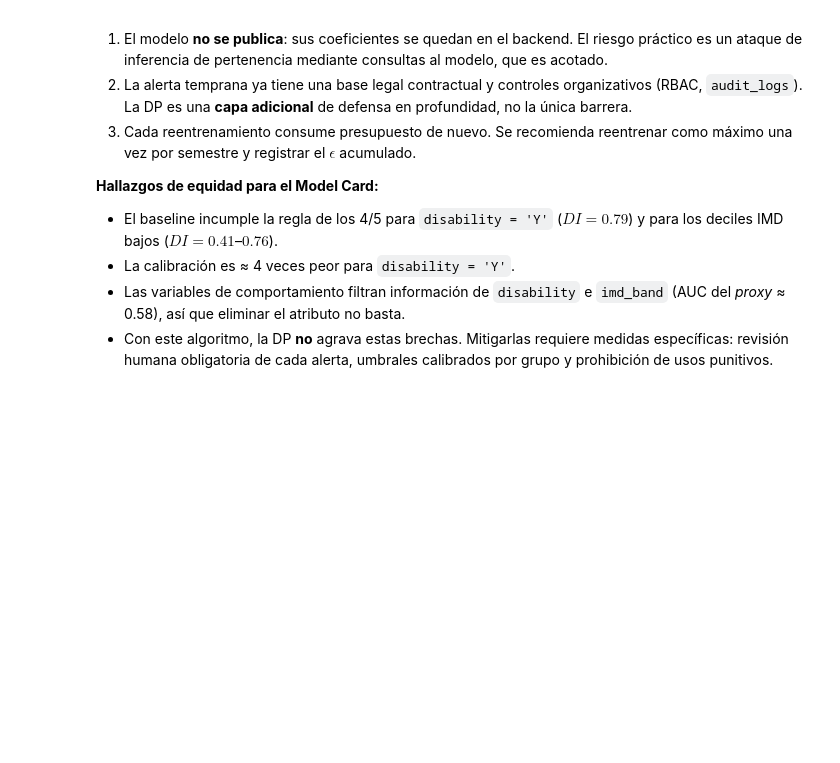
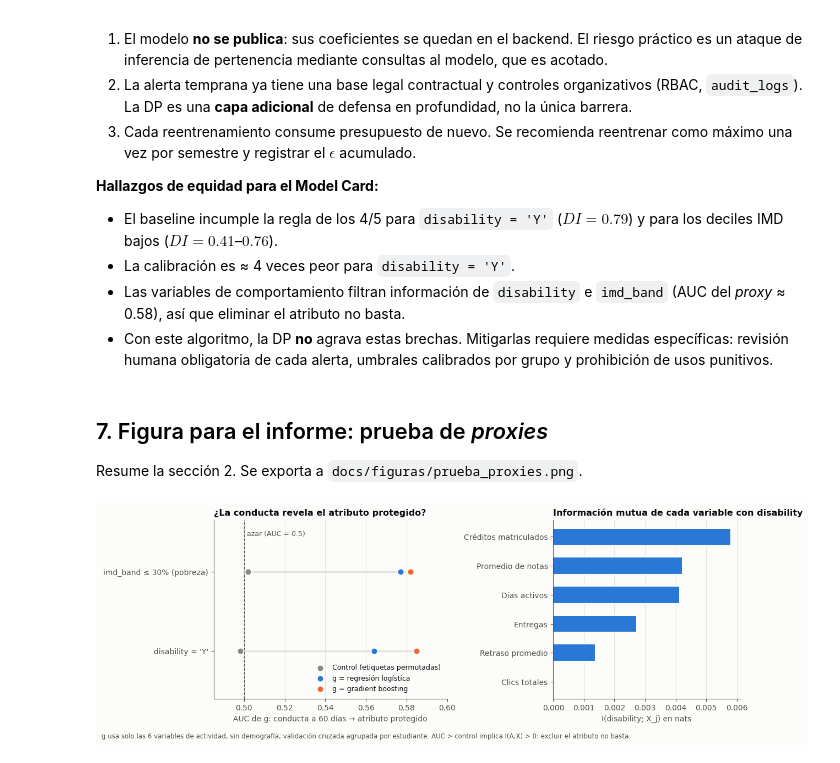
Before and after one commit to Luciana-y/Proyecto-Etica-Final, a Jupyter notebook: notebooks/02_experimentos_dp_y_equidad.ipynb, the cells around one changed output. Cells and saved outputs as stored; diff of their text form; code cells hidden in the pictures; blank space fills up the shorter version.

```diff
--- a/notebooks/02_experimentos_dp_y_equidad.ipynb
+++ b/notebooks/02_experimentos_dp_y_equidad.ipynb
@@ -578,5 +578,54 @@ Presupuesto total por ciclo (composición secuencial): ε = 5.1
 - La calibración es ≈ 4 veces peor para `disability = 'Y'`.
 - Las variables de comportamiento filtran información de `disability` e `imd_band` (AUC del *proxy* ≈ 0.58), así que eliminar el atributo no basta.
 - Con este algoritmo, la DP **no** agrava estas brechas. Mitigarlas requiere medidas específicas: revisión humana obligatoria de cada alerta, umbrales calibrados por grupo y prohibición de usos punitivos.
+# %% [markdown]
+## 7. Figura para el informe: prueba de *proxies*
+
+Resume la sección 2. Se exporta a `docs/figuras/prueba_proxies.png`.
+# %%
+from matplotlib.lines import Line2D
+
+NOMBRES = {
+    "studied_credits": "Créditos matriculados", "promedio_notas_60d": "Promedio de notas",
+    "dias_activos_60d": "Días activos", "entregas_60d": "Entregas",
+    "retraso_promedio_60d": "Retraso promedio", "total_clics_60d": "Clics totales",
+}
+NEUTRO = "#898781"
+tabla_p = proxies.set_index("atributo_protegido")
+pos = np.arange(len(tabla_p))
+cols_auc = ["AUC_control_permutado", "AUC_LogReg", "AUC_GradBoost"]
+
+fig, (ax1, ax2) = plt.subplots(1, 2, figsize=(12, 4.2), gridspec_kw={"width_ratios": [1.25, 1]})
+ax1.grid(False)
+ax1.grid(axis="x")
+ax1.hlines(pos, tabla_p[cols_auc].min(axis=1), tabla_p[cols_auc].max(axis=1), color=REJILLA, linewidth=2.5, zorder=1)
+for col, color, etiqueta in [("AUC_control_permutado", NEUTRO, "Control (etiquetas permutadas)"),
+                             ("AUC_LogReg", SERIE_1, "g = regresión logística"),
+                             ("AUC_GradBoost", SERIE_2, "g = gradient boosting")]:
+    ax1.scatter(tabla_p[col], pos, s=75, color=color, edgecolor=FONDO, linewidth=1.5, zorder=3, label=etiqueta)
+ax1.axvline(0.5, color=TINTA_2, linestyle="--", linewidth=1)
+ax1.text(0.5015, len(pos) - 0.55, "azar (AUC = 0.5)", fontsize=9, color=TINTA_2)
+ax1.set_yticks(pos, tabla_p.index)
+ax1.set_ylim(-0.6, len(pos) - 0.35)
+ax1.set_xlim(0.485, 0.60)
+ax1.set_xlabel("AUC de g: conducta a 60 días → atributo protegido")
+ax1.set_title("¿La conducta revela el atributo protegido?")
+ax1.legend(loc="lower right", fontsize=9)
+
+mi_plot = mi.rename(index=NOMBRES).sort_values()
+ax2.grid(False)
+ax2.grid(axis="x")
+ax2.set_axisbelow(True)
+ax2.barh(mi_plot.index, mi_plot.values, height=0.6, color=SERIE_1, edgecolor=FONDO, linewidth=1.5)
+ax2.set_xlabel("I(disability; X_j) en nats")
+ax2.set_title("Información mutua de cada variable con disability")
+
+fig.text(0.01, -0.03, "g usa solo las 6 variables de actividad, sin demografía; validación cruzada agrupada por estudiante. "
+         "AUC > control implica I(A;X) > 0: excluir el atributo no basta.", fontsize=8.5, color=TINTA_2)
+fig.tight_layout()
+fig.savefig(f"{FIG_DIR}/prueba_proxies.png", dpi=200, bbox_inches="tight")
+plt.show()
+# %% [output]
+[figure, added]
 # %%
 con.close()
```
Also changed, not shown: 21 other files.
